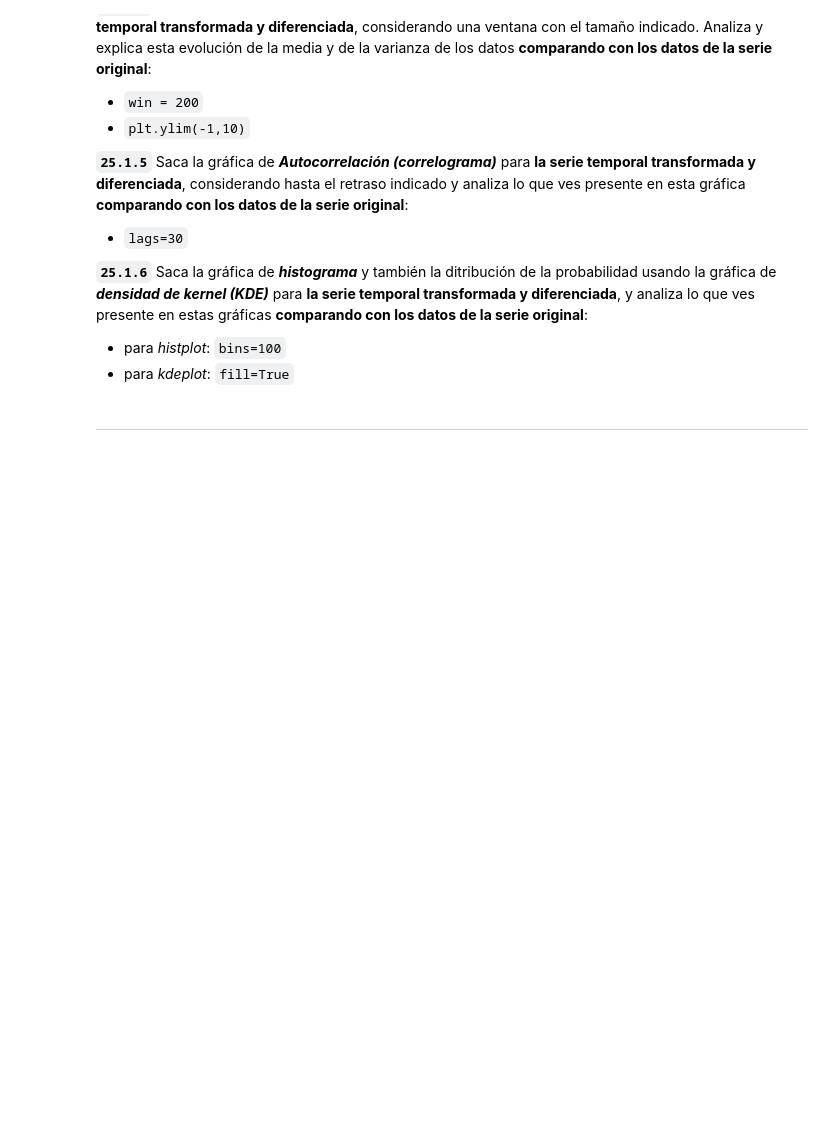
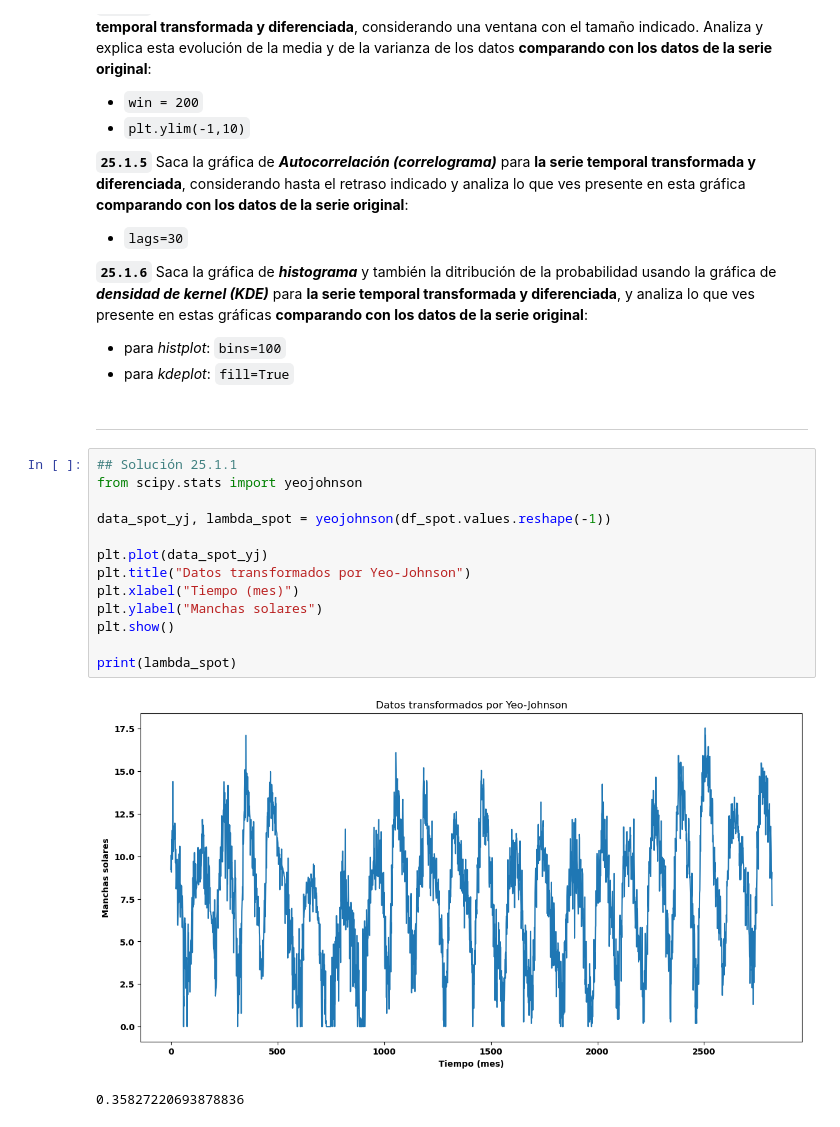
Before and after one commit to AlejandroSanchezMonzon/Analisis-Datos-BIGDATA-2023-2024, a Jupyter notebook: Bloque5/Sesion25/Sesion25-Bloque5-Analisis_Series_Temporales-BigData+.ipynb, the cells around one changed output. Saved outputs shown, nothing was run; the diff lists cells and outputs as text; blank space fills up the shorter version.

```diff
--- a/Bloque5/Sesion25/Sesion25-Bloque5-Analisis_Series_Temporales-BigData+.ipynb
+++ b/Bloque5/Sesion25/Sesion25-Bloque5-Analisis_Series_Temporales-BigData+.ipynb
@@ -899,3 +899,19 @@ plt.show()
  - para _kdeplot_: `fill=True`
 # %% [markdown]
 ---
+# %%
+## Solución 25.1.1
+from scipy.stats import yeojohnson
+
+data_spot_yj, lambda_spot = yeojohnson(df_spot.values.reshape(-1))
+
+plt.plot(data_spot_yj)
+plt.title("Datos transformados por Yeo-Johnson")
+plt.xlabel("Tiempo (mes)")
+plt.ylabel("Manchas solares")
+plt.show()
+
+print(lambda_spot)
+# %% [output]
+[figure, added]
+0.35827220693878836
```
Also changed, not shown: parts of 13 cells of this notebook.
